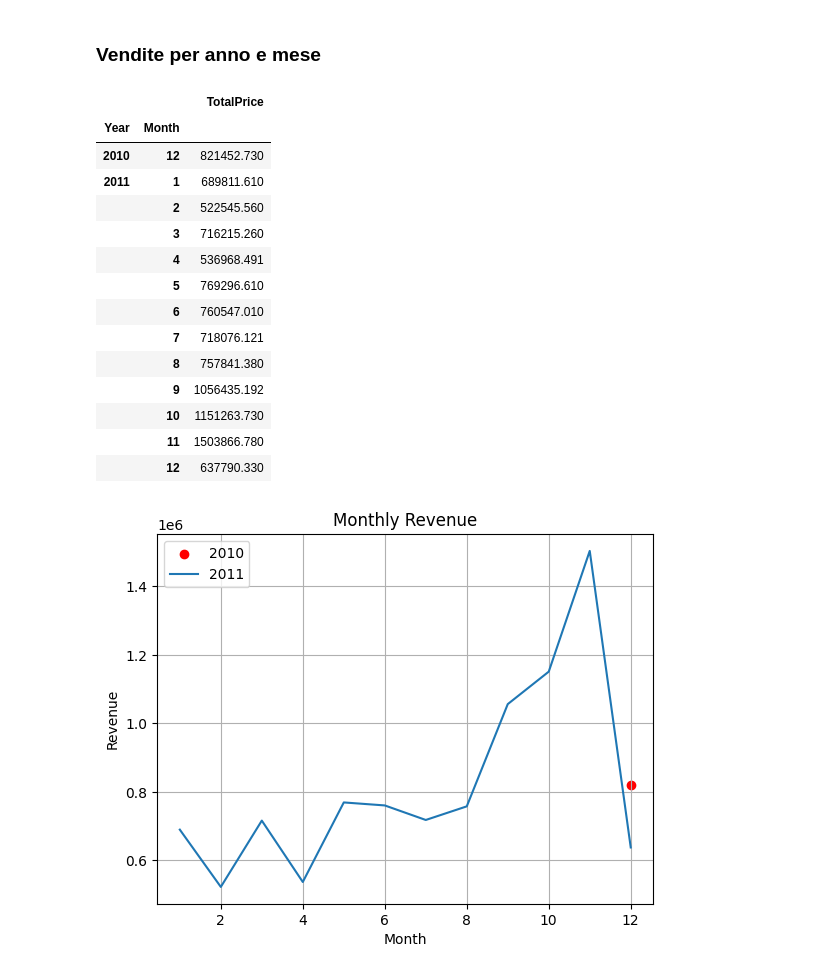
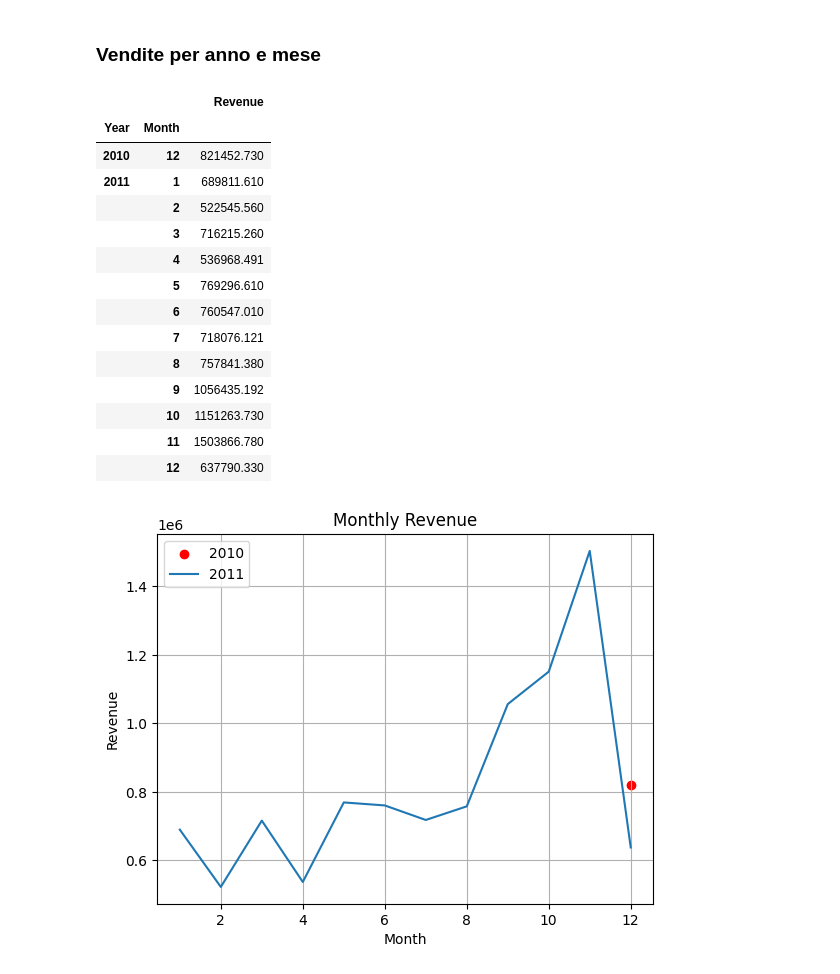
Before and after one commit to MattiaVerardi/online-retail-py, a Jupyter notebook: notebooks/online_retail_py.ipynb, the cells around one changed output. Drawn from its saved outputs; the diff is of its cells as text; code cells hidden in the pictures.

```diff
--- a/notebooks/online_retail_py.ipynb
+++ b/notebooks/online_retail_py.ipynb
@@ -341,10 +341,10 @@ Il grafico delle vendite giornalieri mostra una distribuzione regolare nei giorn
 # %% [markdown]
 ### Vendite per anno e mese
 # %%
-total_price = df_clean.groupby(["Year", "Month"]).agg(TotalPrice=("TotalPrice", "sum"))
-total_price
+monthly_revenue = df_clean.groupby(["Year", "Month"]).agg(Revenue=("TotalPrice", "sum"))
+monthly_revenue
 # %% [output]
-|  |  | TotalPrice |
+|  |  | Revenue |
 | Year | Month |  |
 | 2010 | 12 | 821452.730 |
 | 2011 | 1 | 689811.610 |
```
Also changed, not shown: parts of 19 cells of this notebook.
